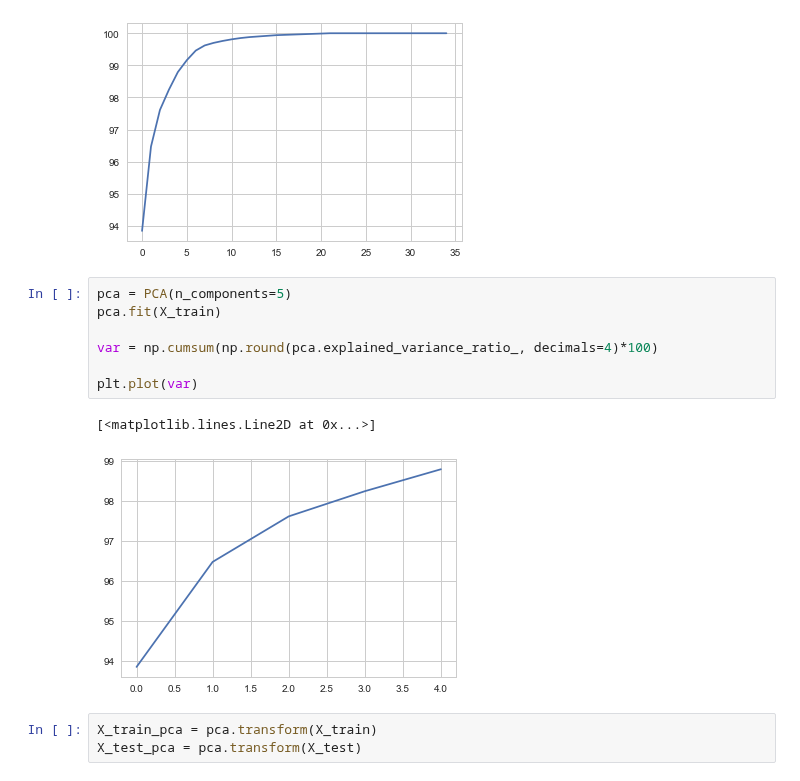
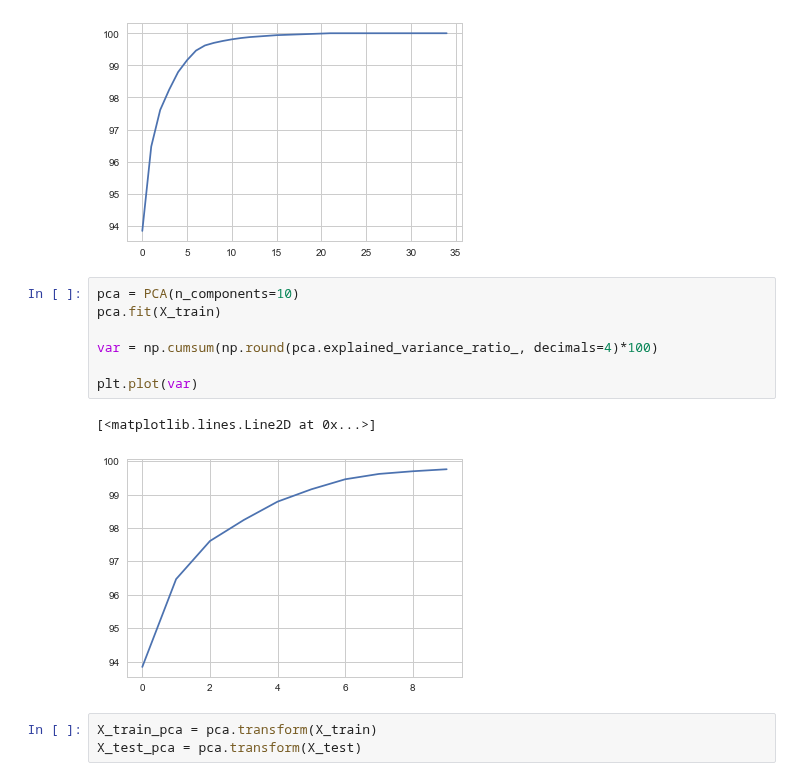
Before and after one commit to paulaceccon/ml-playground, a Jupyter notebook: Kernels/PortoSeguro.ipynb, the cells around one changed output. Saved outputs shown, nothing was run; the diff lists cells and outputs as text.

```diff
--- a/Kernels/PortoSeguro.ipynb
+++ b/Kernels/PortoSeguro.ipynb
@@ -208,15 +208,15 @@ plt.plot(var)
 [<matplotlib.lines.Line2D at 0x...>]
 [figure]
 # %%
-pca = PCA(n_components=5)
+pca = PCA(n_components=10)
 pca.fit(X_train)
 
 var = np.cumsum(np.round(pca.explained_variance_ratio_, decimals=4)*100)
 
 plt.plot(var)
 # %% [output]
 [<matplotlib.lines.Line2D at 0x...>]
-[figure, old version]
+[figure, new version]
 # %%
 X_train_pca = pca.transform(X_train)
 X_test_pca = pca.transform(X_test)
```
Also changed, not shown: parts of 19 cells of this notebook.
